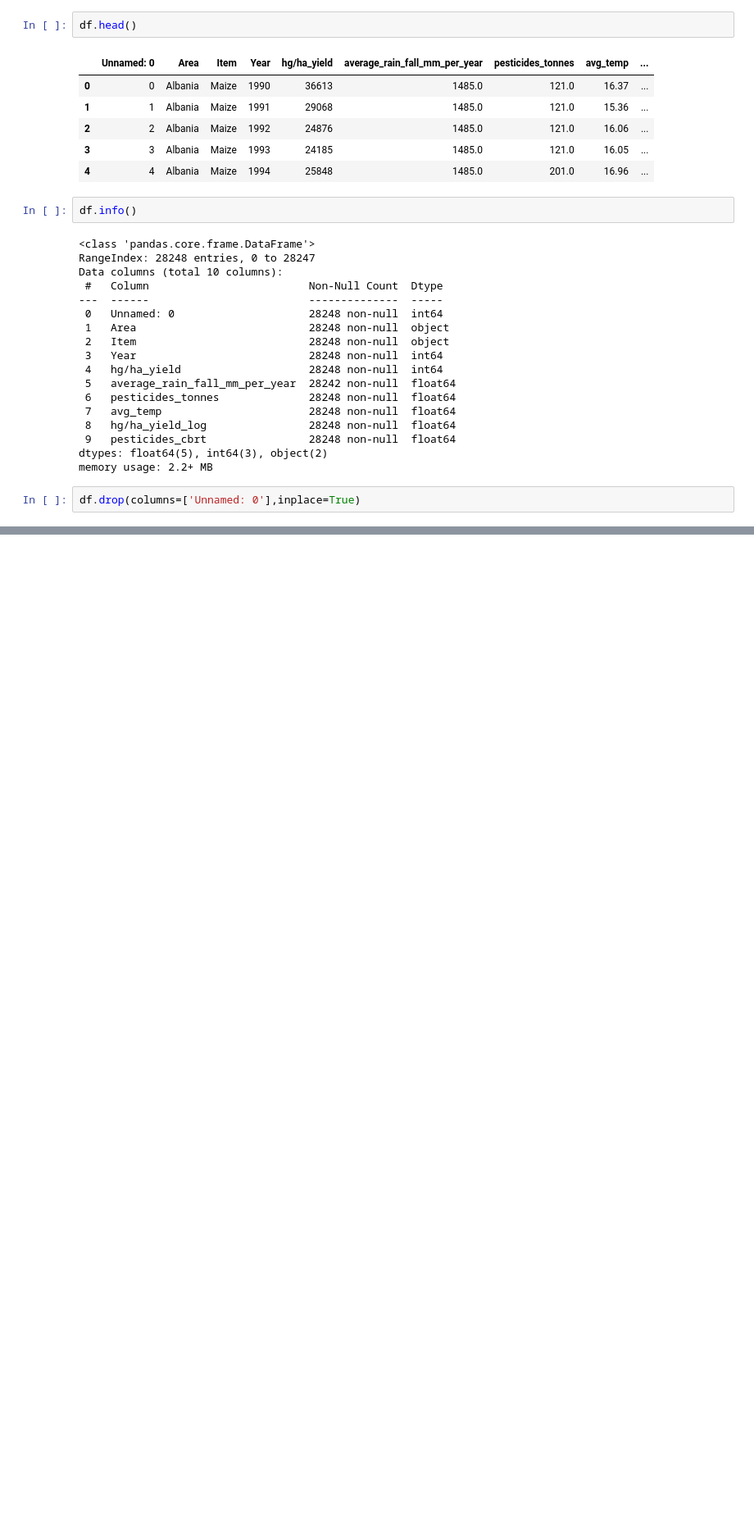
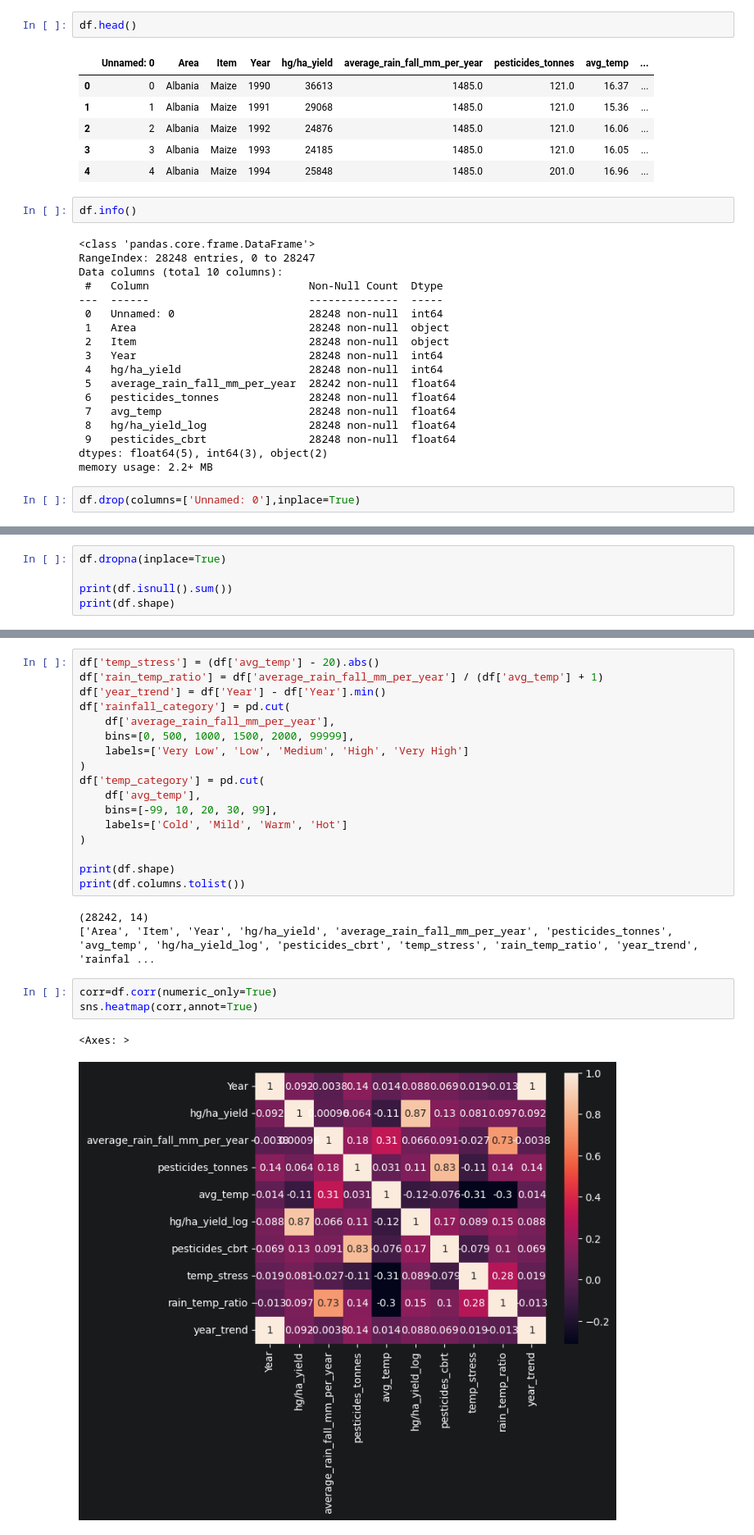
Before and after one commit to Mouryagna/Crop-Yield, a Jupyter notebook: Notebooks/train.ipynb, the cells around one changed output, grey strips where cells are left out. Shown at 82% size. Cells and saved outputs as stored; diff of their text form; blank space fills up the shorter version.

```diff
--- a/Notebooks/train.ipynb
+++ b/Notebooks/train.ipynb
@@ -45,0 +42,5 @@ x_train,x_test,y_train,y_test=train_test_split(x,y,test_size=0.2,random_state=42
+# %%
+df.dropna(inplace=True)
+
+print(df.isnull().sum())
+print(df.shape)
@@ -45,0 +59,26 @@ x_train,x_test,y_train,y_test=train_test_split(x,y,test_size=0.2,random_state=42
+# %%
+df['temp_stress'] = (df['avg_temp'] - 20).abs()
+df['rain_temp_ratio'] = df['average_rain_fall_mm_per_year'] / (df['avg_temp'] + 1)
+df['year_trend'] = df['Year'] - df['Year'].min()
+df['rainfall_category'] = pd.cut(
+    df['average_rain_fall_mm_per_year'],
+    bins=[0, 500, 1000, 1500, 2000, 99999],
+    labels=['Very Low', 'Low', 'Medium', 'High', 'Very High']
+)
+df['temp_category'] = pd.cut(
+    df['avg_temp'],
+    bins=[-99, 10, 20, 30, 99],
+    labels=['Cold', 'Mild', 'Warm', 'Hot']
+)
+
+print(df.shape)
+print(df.columns.tolist())
+# %% [output]
+(28242, 14)
+['Area', 'Item', 'Year', 'hg/ha_yield', 'average_rain_fall_mm_per_year', 'pesticides_tonnes', 'avg_temp', 'hg/ha_yield_log', 'pesticides_cbrt', 'temp_stress', 'rain_temp_ratio', 'year_trend', 'rainfal ...
+# %%
+corr=df.corr(numeric_only=True)
+sns.heatmap(corr,annot=True)
+# %% [output]
+<Axes: >
+[figure, added]
```
Also changed, not shown: parts of 25 cells of this notebook, 1 other file.
